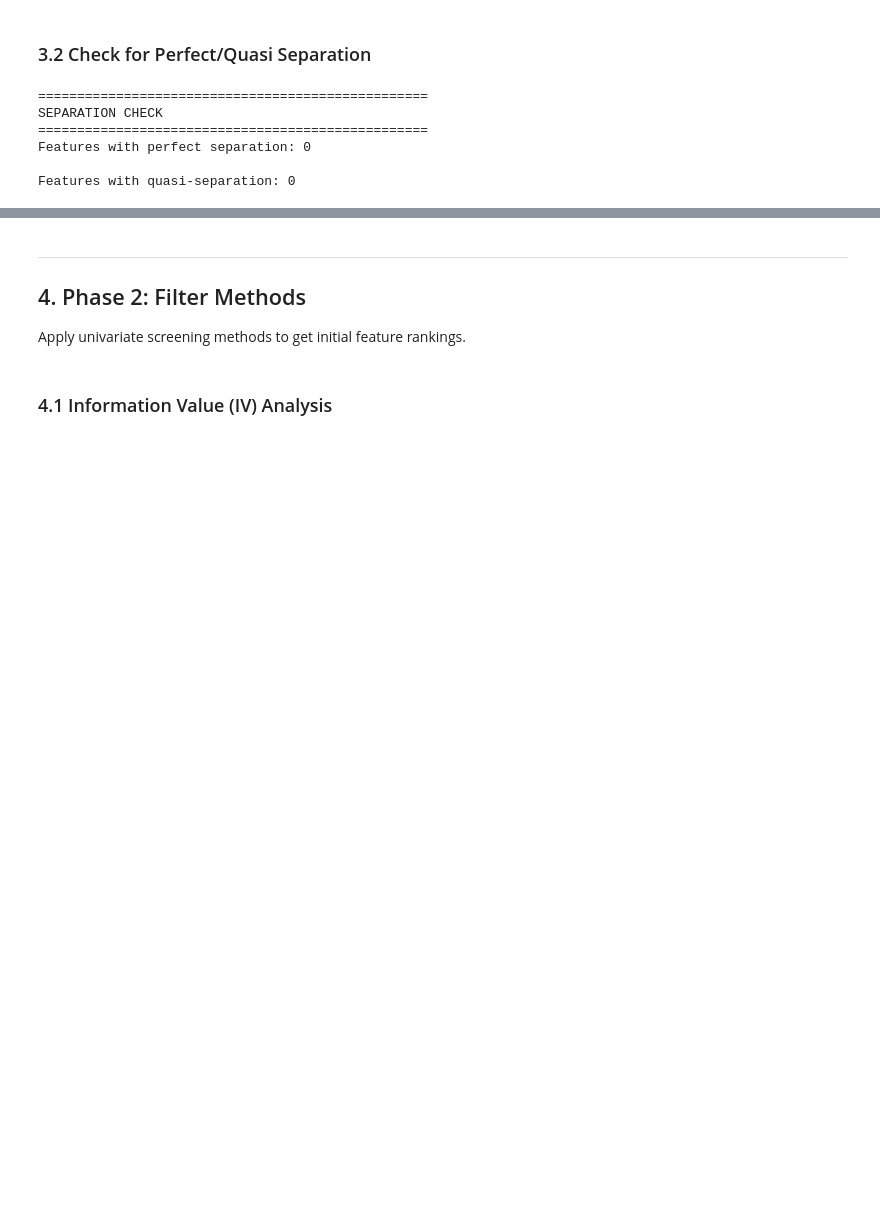
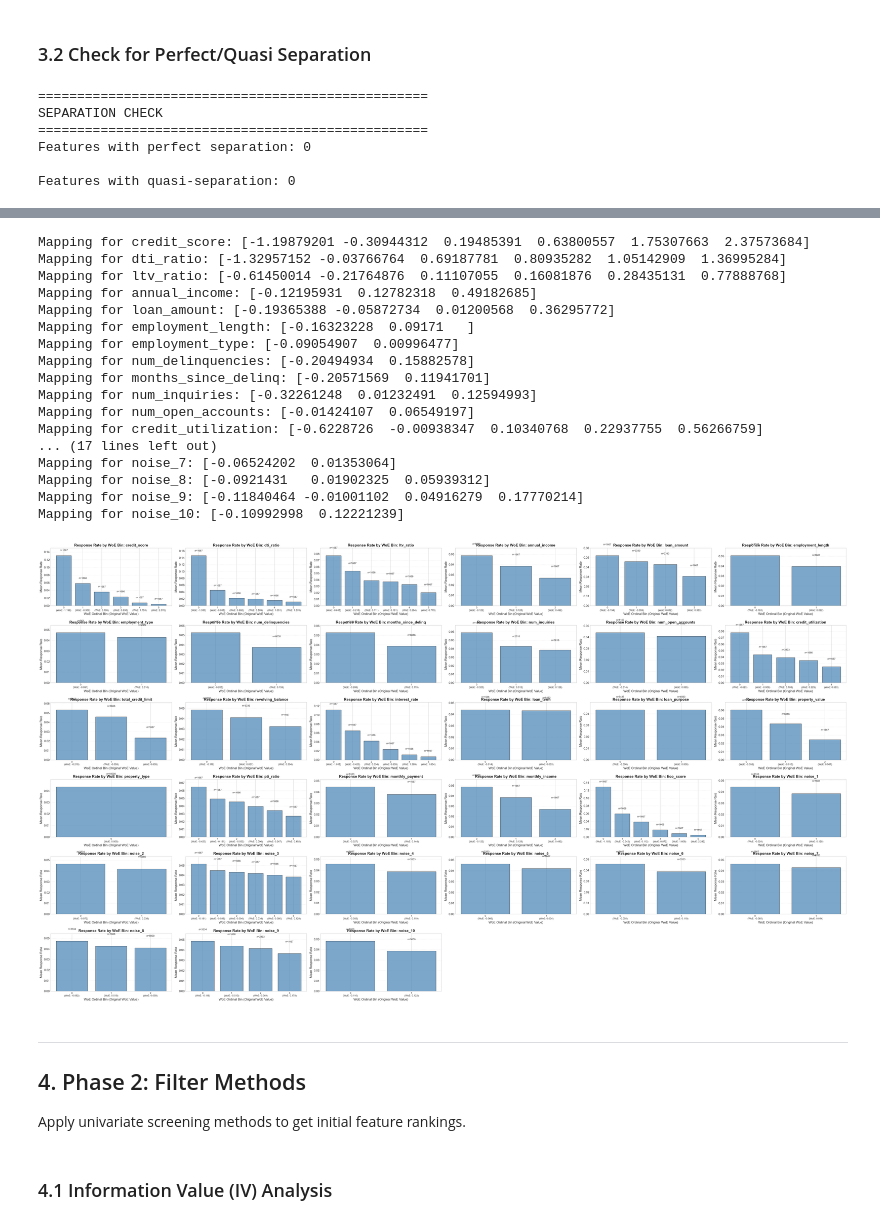
Before and after one commit to zack-carideo/variable_selection, a Jupyter notebook: variable_selection_pipeline.ipynb, the cells around one changed output, grey strips where cells are left out. Saved outputs shown, nothing was run; the diff lists cells and outputs as text; code cells hidden in the pictures; blank space fills up the shorter version.

```diff
--- a/variable_selection_pipeline.ipynb
+++ b/variable_selection_pipeline.ipynb
@@ -221,3 +254,68 @@ Features with quasi-separation: 0
+# %%
+import sys
+from sklearn.preprocessing import OrdinalEncoder
+sys.path.insert(0, 'c:/Users/zjc10/OneDrive/Desktop/resources/code/variable_selection')
+from variable_selection.woe_utils import WoEBinning , plot_woe_response_rates
+
+#new dataframe to hold WoE transformed variables (will be used in variable selection)
+X_woe = pd.DataFrame()
+
+# WoE Binning with requirements
+woe_binner = WoEBinning(min_bin_pct=0.02
+                        , min_bins = 2
+                        , max_bins=6, require_monotonic=True)
+
+# Fit and transform each column
+for col in X.columns:
+    X_woe[col] = woe_binner.fit_transform(X[col], pd.Series(y))
+
+# Convert WoE values to ordinal ranks
+ordinal_encoder = OrdinalEncoder()
+X_woe[X.columns] = ordinal_encoder.fit_transform(X_woe[X.columns])
+
+
+# Update the plotting loop
+# Calculate grid dimensions
+n_cols = len(X.columns)
+n_rows = int(np.ceil(np.sqrt(n_cols)))
+n_cols_grid = int(np.ceil(n_cols / n_rows))
+
+# Create figure with subplots
+fig, axes = plt.subplots(n_rows, n_cols_grid, figsize=(7*n_cols_grid, 4*n_rows))
+axes = axes.flatten()  # Flatten to make indexing easier
+
+# Plot each variable
+for i, col in enumerate(X.columns):
+    print(f"Mapping for {col}: {ordinal_encoder.categories_[i]}")
+
+    # Plot with updated labels on the corresponding subplot
+    plot_woe_response_rates(X, X_woe, y, col, ordinal_encoder, i, ax=axes[i])
+
+# Hide any unused subplots
+for j in range(i+1, len(axes)):
+    axes[j].axis('off')
+
+plt.tight_layout()
+plt.show()
+# %% [output]
+Mapping for credit_score: [-1.19879201 -0.30944312  0.19485391  0.63800557  1.75307663  2.37573684]
+Mapping for dti_ratio: [-1.32957152 -0.03766764  0.69187781  0.80935282  1.05142909  1.36995284]
+Mapping for ltv_ratio: [-0.61450014 -0.21764876  0.11107055  0.16081876  0.28435131  0.77888768]
+Mapping for annual_income: [-0.12195931  0.12782318  0.49182685]
+Mapping for loan_amount: [-0.19365388 -0.05872734  0.01200568  0.36295772]
+Mapping for employment_length: [-0.16323228  0.09171   ]
+Mapping for employment_type: [-0.09054907  0.00996477]
+Mapping for num_delinquencies: [-0.20494934  0.15882578]
+Mapping for months_since_delinq: [-0.20571569  0.11941701]
+Mapping for num_inquiries: [-0.32261248  0.01232491  0.12594993]
+Mapping for num_open_accounts: [-0.01424107  0.06549197]
+Mapping for credit_utilization: [-0.6228726  -0.00938347  0.10340768  0.22937755  0.56266759]
+... (17 lines left out)
+Mapping for noise_7: [-0.06524202  0.01353064]
+Mapping for noise_8: [-0.0921431   0.01902325  0.05939312]
+Mapping for noise_9: [-0.11840464 -0.01001102  0.04916279  0.17770214]
+Mapping for noise_10: [-0.10992998  0.12221239]
+[figure, added]
 # %% [markdown]
 ---
 ## 4. Phase 2: Filter Methods
```
Also changed, not shown: parts of 13 cells of this notebook, 1 other file.
